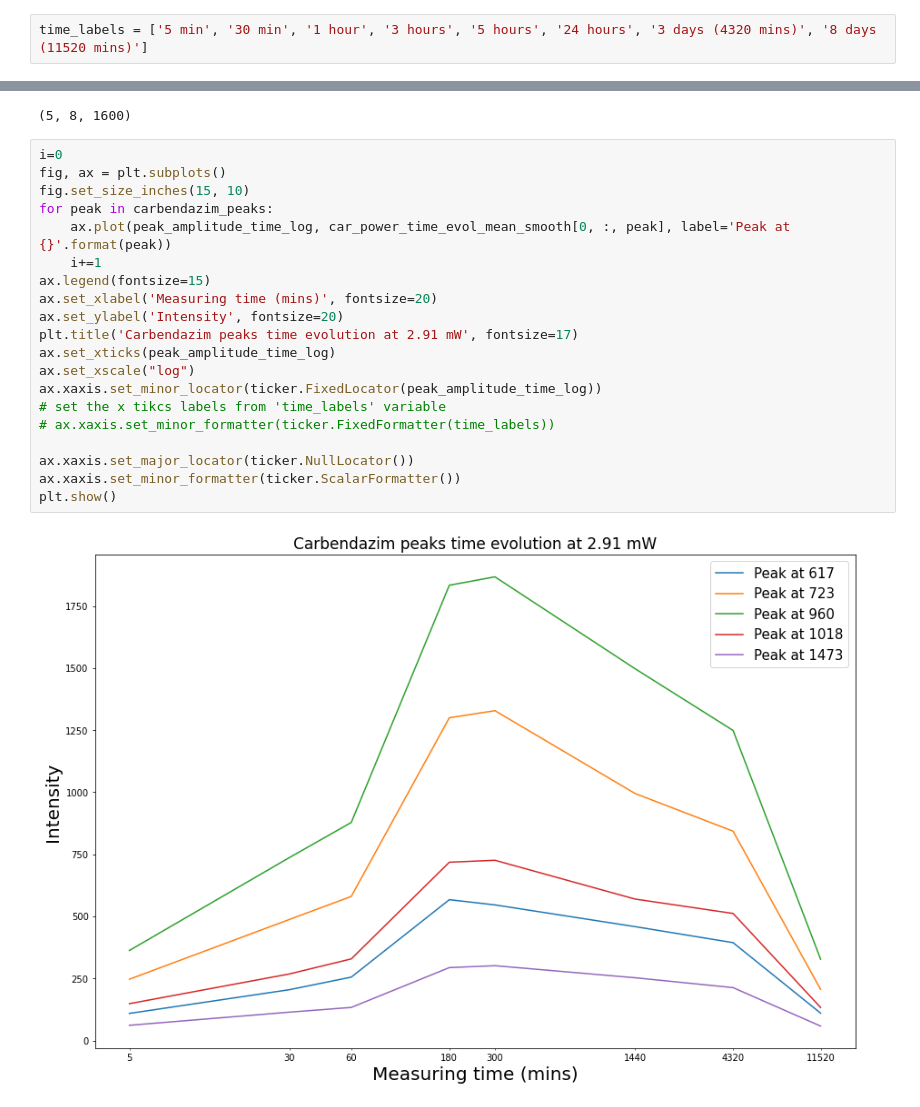
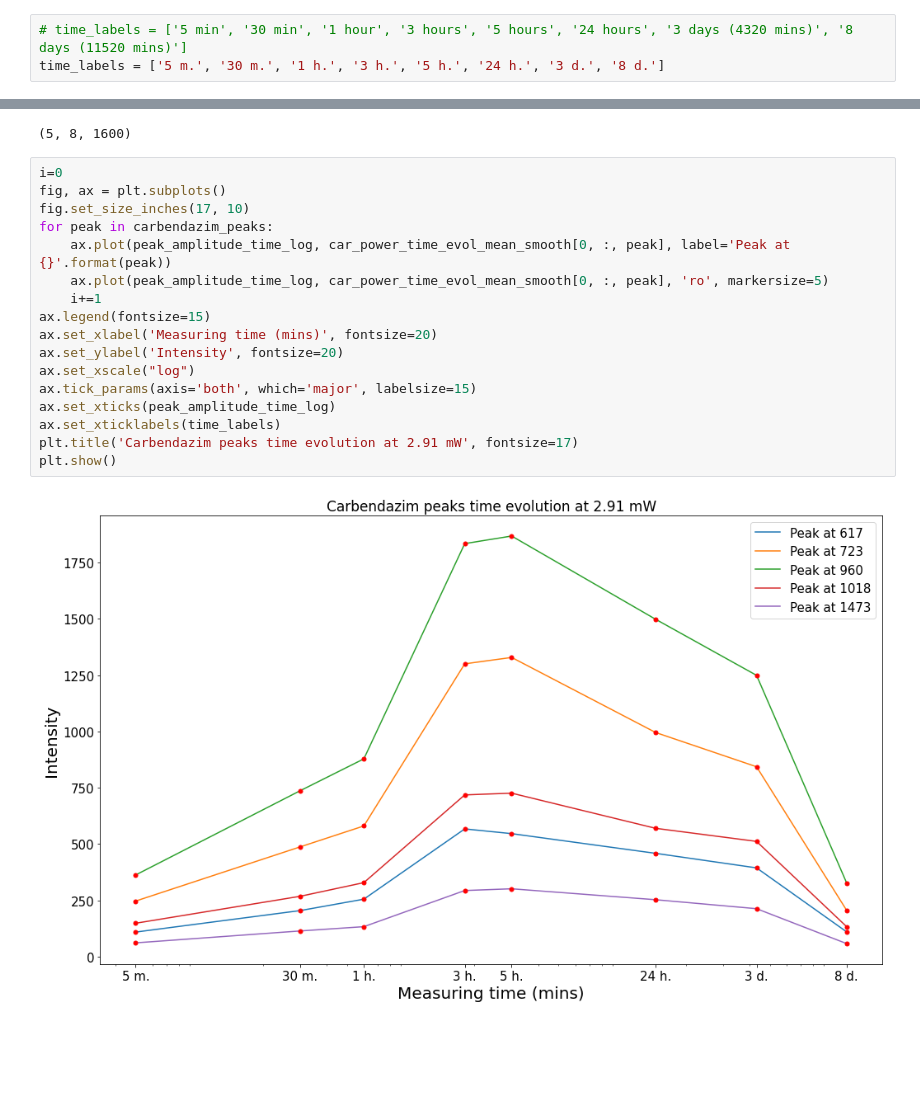
Before and after one commit to anva-kn/Raman, a Jupyter notebook: Aging&Time_evol.ipynb, the cells around one changed output, grey strips where cells are left out. Drawn from its saved outputs; the diff is of its cells as text; blank space fills up the shorter version.

Commit message:
plotting time evolution in a nice way with log scale and proper xtick_labels

```diff
--- a/Aging&Time_evol.ipynb
+++ b/Aging&Time_evol.ipynb
@@ -53,7 +53,8 @@ car_aceph_power_time_evol_mean = np.zeros((5, 8, 1600))
 aceta_aceph_power_time_evol_mean = np.zeros((5, 8, 1600))
 car_aceta_aceph_power_time_evol_mean = np.zeros((5, 8, 1600))
 # %%
-time_labels = ['5 min', '30 min', '1 hour', '3 hours', '5 hours', '24 hours', '3 days (4320 mins)', '8 days (11520 mins)']
+# time_labels = ['5 min', '30 min', '1 hour', '3 hours', '5 hours', '24 hours', '3 days (4320 mins)', '8 days (11520 mins)']
+time_labels = ['5 m.', '30 m.', '1 h.', '3 h.', '5 h.', '24 h.', '3 d.', '8 d.']
 # %%
 car_power_1_time_evol = ['1_5min_1', '1_30min_1', '1_1hour_1', '1_3hours_1', '1_5hours_1', '1_24hours_1', '1_1458hours_1_1', '1_1530_1']
 car_power_2_time_evol = ['1_5min_2', '1_30min_2', '1_1hour_2', '1_3hours_2', '1_5hours_2', '1_24hours_2', '1_1458hours_1_2', '1_1530_2']
@@ -248,22 +249,19 @@ car_power_time_evol_mean_smooth.shape
 # %%
 i=0
 fig, ax = plt.subplots()
-fig.set_size_inches(15, 10)
+fig.set_size_inches(17, 10)
 for peak in carbendazim_peaks:
     ax.plot(peak_amplitude_time_log, car_power_time_evol_mean_smooth[0, :, peak], label='Peak at {}'.format(peak))
+    ax.plot(peak_amplitude_time_log, car_power_time_evol_mean_smooth[0, :, peak], 'ro', markersize=5)
     i+=1
 ax.legend(fontsize=15)
 ax.set_xlabel('Measuring time (mins)', fontsize=20)
 ax.set_ylabel('Intensity', fontsize=20)
+ax.set_xscale("log")
+ax.tick_params(axis='both', which='major', labelsize=15)
+ax.set_xticks(peak_amplitude_time_log)
+ax.set_xticklabels(time_labels)
 plt.title('Carbendazim peaks time evolution at 2.91 mW', fontsize=17)
-ax.set_xticks(peak_amplitude_time_log)
-ax.set_xscale("log")
-ax.xaxis.set_minor_locator(ticker.FixedLocator(peak_amplitude_time_log))
-# set the x tikcs labels from 'time_labels' variable
-# ax.xaxis.set_minor_formatter(ticker.FixedFormatter(time_labels))
-
-ax.xaxis.set_major_locator(ticker.NullLocator())
-ax.xaxis.set_minor_formatter(ticker.ScalarFormatter())
 plt.show()
 # %% [output]
-[figure, old version]
+[figure, new version]
```
Also changed, not shown: parts of 2 cells of this notebook, 1 other file.
